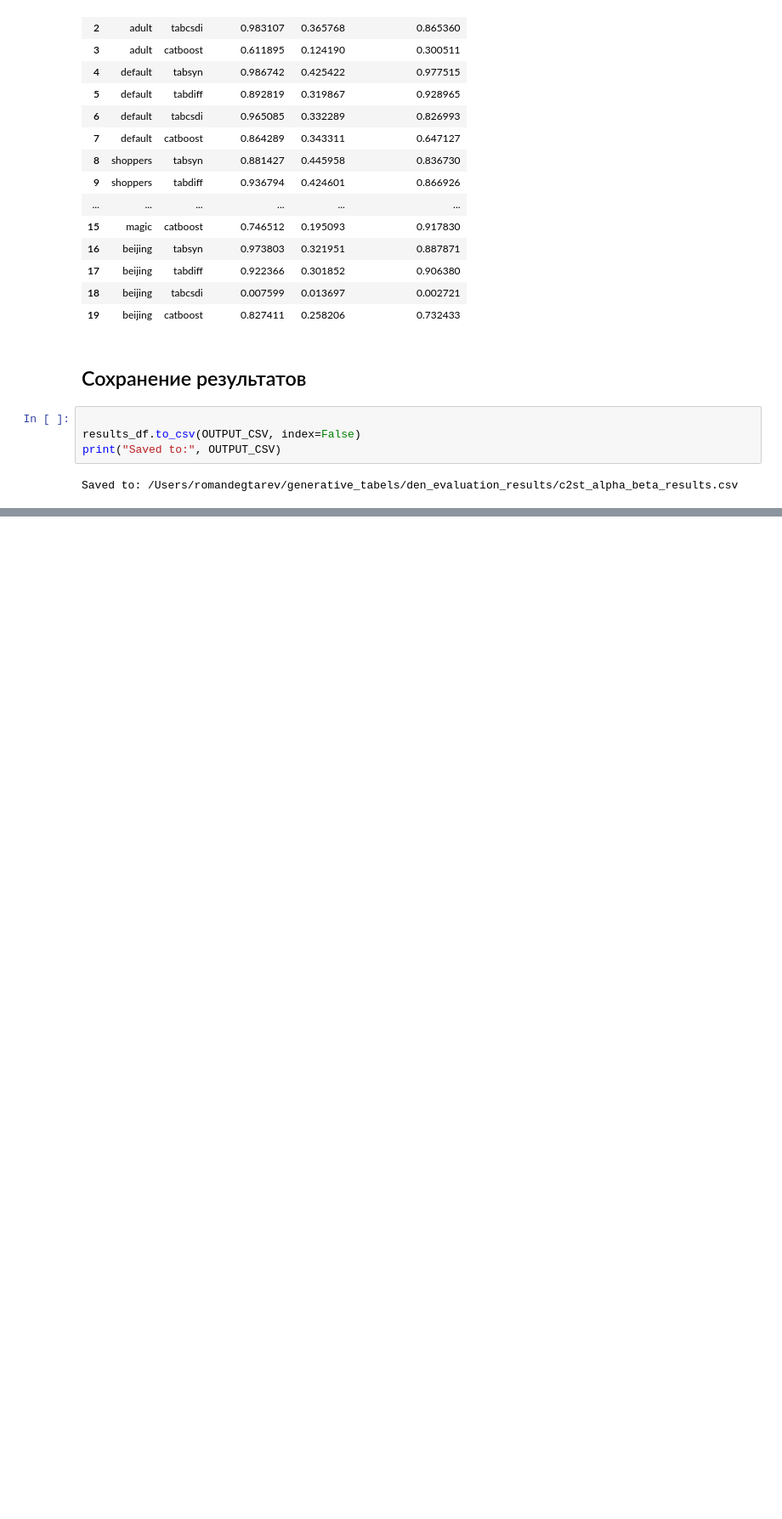
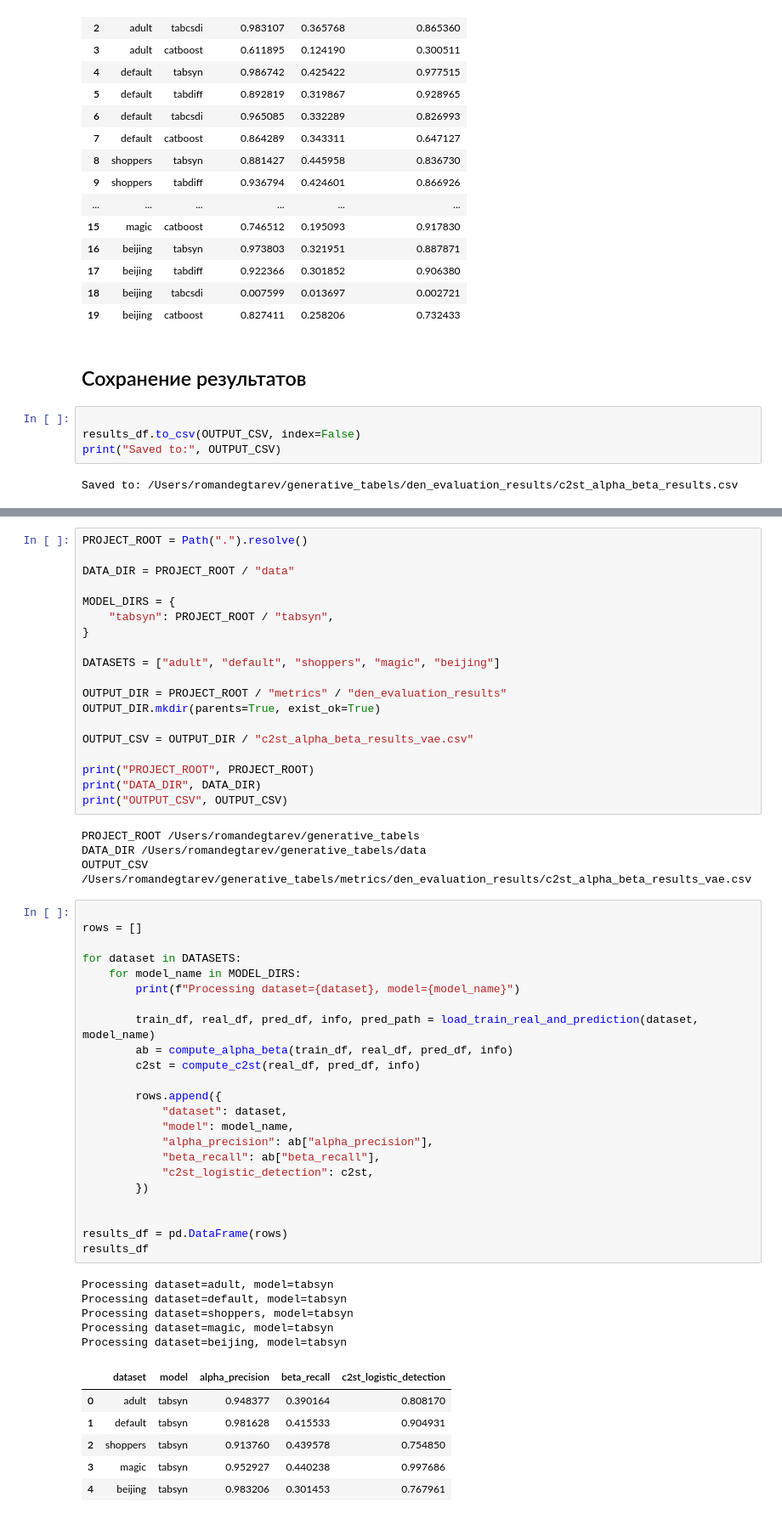
Before and after one commit to hushchyn-mikhail/generative_tables, a Jupyter notebook: c2st_alpha_beta_metrics.ipynb, the cells around one changed output, grey strips where cells are left out. Shown at 85% size. Cells and saved outputs as stored; diff of their text form; blank space fills up the shorter version.

Commit message:
alpha-beta metrics fixed

```diff
--- a/c2st_alpha_beta_metrics.ipynb
+++ b/c2st_alpha_beta_metrics.ipynb
@@ -311,0 +327,58 @@ Saved to: /Users/romandegtarev/generative_tabels/den_evaluation_results/c2st_alp
+# %%
+PROJECT_ROOT = Path(".").resolve()
+
+DATA_DIR = PROJECT_ROOT / "data"
+
+MODEL_DIRS = {
+    "tabsyn": PROJECT_ROOT / "tabsyn",
+}
+
+DATASETS = ["adult", "default", "shoppers", "magic", "beijing"]
+
+OUTPUT_DIR = PROJECT_ROOT / "metrics" / "den_evaluation_results"
+OUTPUT_DIR.mkdir(parents=True, exist_ok=True)
+
+OUTPUT_CSV = OUTPUT_DIR / "c2st_alpha_beta_results_vae.csv"
+
+print("PROJECT_ROOT", PROJECT_ROOT)
+print("DATA_DIR", DATA_DIR)
+print("OUTPUT_CSV", OUTPUT_CSV)
+# %% [output]
+PROJECT_ROOT /Users/romandegtarev/generative_tabels
+DATA_DIR /Users/romandegtarev/generative_tabels/data
+OUTPUT_CSV /Users/romandegtarev/generative_tabels/metrics/den_evaluation_results/c2st_alpha_beta_results_vae.csv
+# %%
+
+rows = []
+
+for dataset in DATASETS:
+    for model_name in MODEL_DIRS:
+        print(f"Processing dataset={dataset}, model={model_name}")
+
+        train_df, real_df, pred_df, info, pred_path = load_train_real_and_prediction(dataset, model_name)
+        ab = compute_alpha_beta(train_df, real_df, pred_df, info)
+        c2st = compute_c2st(real_df, pred_df, info)
+
+        rows.append({
+            "dataset": dataset,
+            "model": model_name,
+            "alpha_precision": ab["alpha_precision"],
+            "beta_recall": ab["beta_recall"],
+            "c2st_logistic_detection": c2st,
+        })
+
+
+results_df = pd.DataFrame(rows)
+results_df
+# %% [output]
+Processing dataset=adult, model=tabsyn
+Processing dataset=default, model=tabsyn
+Processing dataset=shoppers, model=tabsyn
+Processing dataset=magic, model=tabsyn
+Processing dataset=beijing, model=tabsyn
+|  | dataset | model | alpha_precision | beta_recall | c2st_logistic_detection |
+| 0 | adult | tabsyn | 0.948377 | 0.390164 | 0.808170 |
+| 1 | default | tabsyn | 0.981628 | 0.415533 | 0.904931 |
+| 2 | shoppers | tabsyn | 0.913760 | 0.439578 | 0.754850 |
+| 3 | magic | tabsyn | 0.952927 | 0.440238 | 0.997686 |
+| 4 | beijing | tabsyn | 0.983206 | 0.301453 | 0.767961 |
```
Also changed, not shown: parts of 5 cells of this notebook, 1 other file.
